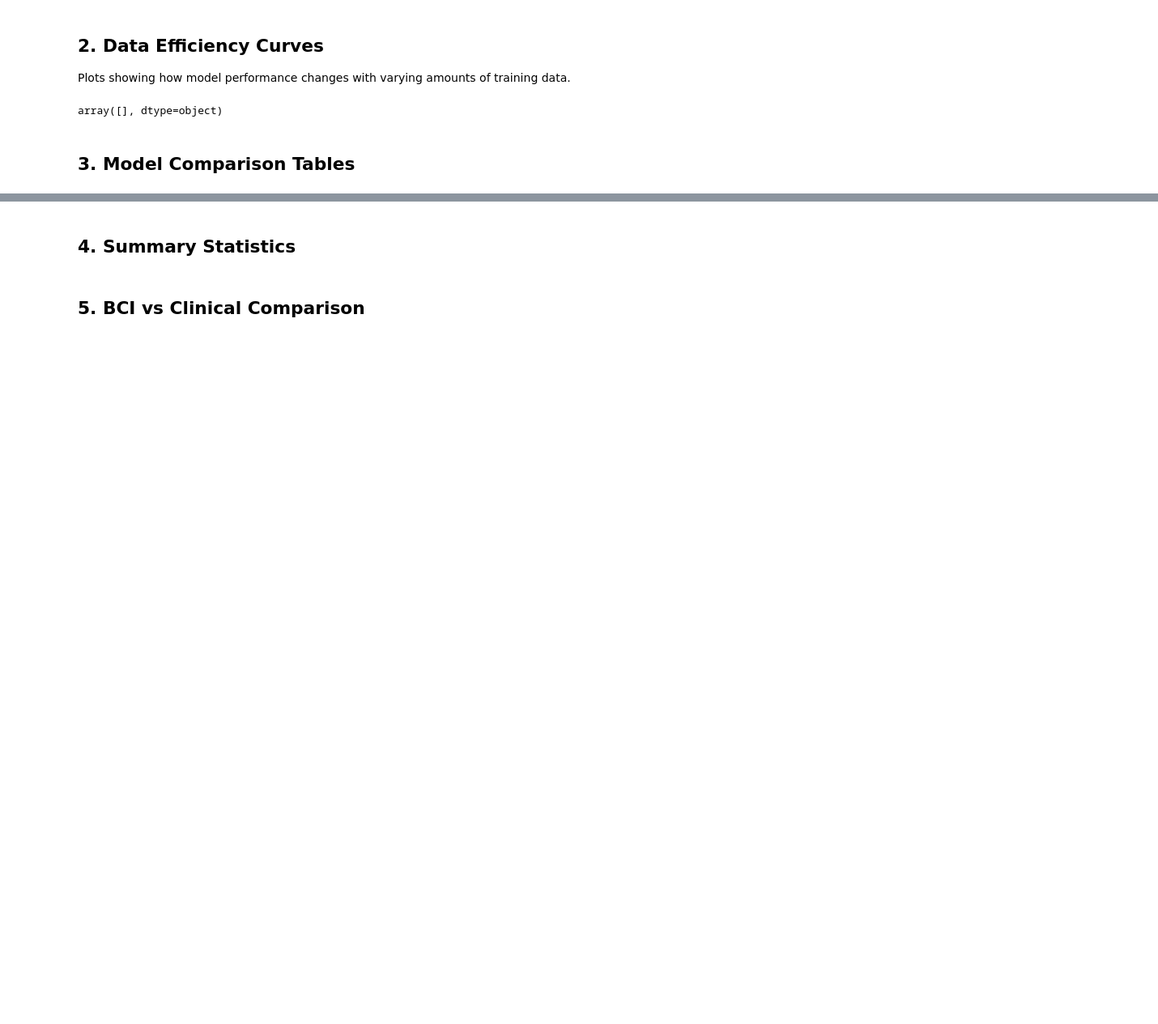
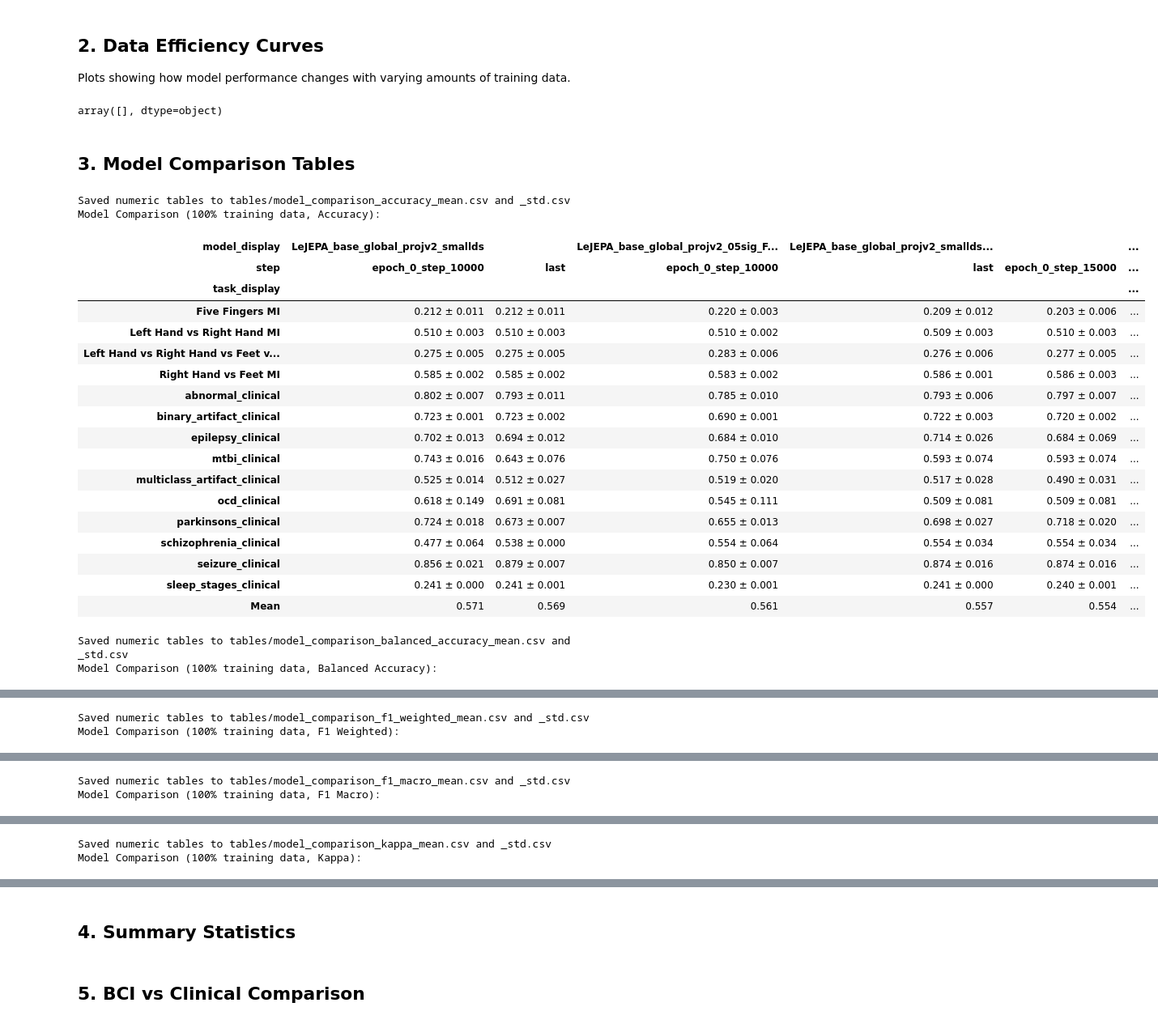
Before and after one commit to uddhavp22/EEG-Bench-vICMl, a Jupyter notebook: analyze_results_v2.ipynb, the cells around one changed output, grey strips where cells are left out. Shown at 81% size. Cells and saved outputs as stored; diff of their text form; code cells hidden in the pictures; blank space fills up the shorter version.

```diff
--- a/analyze_results_v2.ipynb
+++ b/analyze_results_v2.ipynb
@@ -500,3 +602,39 @@ TASK_DISPLAY = {
     "seizure": "Seizure",
     "sleep stages": "Sleep Stages",
 }
+# %%
+metrics = ["accuracy", "balanced_accuracy", "f1_weighted", "f1_macro", "kappa"]
+
+if len(df) > 0:
+    for metric in metrics:
+        table_num = model_comparison_table(df, percentage=1.0, metric=metric, format_stats=False)
+        table_fmt = model_comparison_table(df, percentage=1.0, metric=metric, format_stats=True)
+
+        if table_num is None or len(table_num) == 0:
+            continue
+
+        print(f"Model Comparison (100% training data, {metric.replace('_', ' ').title()}):")
+        display(table_fmt)
+# %% [output]
+Saved numeric tables to tables/model_comparison_accuracy_mean.csv and _std.csv
+Model Comparison (100% training data, Accuracy):
+| model_display | LeJEPA_base_global_projv2_smallds |  | LeJEPA_base_global_projv2_05sig_F... | LeJEPA_base_global_projv2_smallds... |  | ... |
+| step | epoch_0_step_10000 | last | epoch_0_step_10000 | last | epoch_0_step_15000 | ... |
+| task_display |  |  |  |  |  | ... |
+| Five Fingers MI | 0.212 ± 0.011 | 0.212 ± 0.011 | 0.220 ± 0.003 | 0.209 ± 0.012 | 0.203 ± 0.006 | ... |
+| Left Hand vs Right Hand MI | 0.510 ± 0.003 | 0.510 ± 0.003 | 0.510 ± 0.002 | 0.509 ± 0.003 | 0.510 ± 0.003 | ... |
+| Left Hand vs Right Hand vs Feet v... | 0.275 ± 0.005 | 0.275 ± 0.005 | 0.283 ± 0.006 | 0.276 ± 0.006 | 0.277 ± 0.005 | ... |
+| Right Hand vs Feet MI | 0.585 ± 0.002 | 0.585 ± 0.002 | 0.583 ± 0.002 | 0.586 ± 0.001 | 0.586 ± 0.003 | ... |
+| abnormal_clinical | 0.802 ± 0.007 | 0.793 ± 0.011 | 0.785 ± 0.010 | 0.793 ± 0.006 | 0.797 ± 0.007 | ... |
+| binary_artifact_clinical | 0.723 ± 0.001 | 0.723 ± 0.002 | 0.690 ± 0.001 | 0.722 ± 0.003 | 0.720 ± 0.002 | ... |
+| epilepsy_clinical | 0.702 ± 0.013 | 0.694 ± 0.012 | 0.684 ± 0.010 | 0.714 ± 0.026 | 0.684 ± 0.069 | ... |
+| mtbi_clinical | 0.743 ± 0.016 | 0.643 ± 0.076 | 0.750 ± 0.076 | 0.593 ± 0.074 | 0.593 ± 0.074 | ... |
+| multiclass_artifact_clinical | 0.525 ± 0.014 | 0.512 ± 0.027 | 0.519 ± 0.020 | 0.517 ± 0.028 | 0.490 ± 0.031 | ... |
+| ocd_clinical | 0.618 ± 0.149 | 0.691 ± 0.081 | 0.545 ± 0.111 | 0.509 ± 0.081 | 0.509 ± 0.081 | ... |
+| parkinsons_clinical | 0.724 ± 0.018 | 0.673 ± 0.007 | 0.655 ± 0.013 | 0.698 ± 0.027 | 0.718 ± 0.020 | ... |
+| schizophrenia_clinical | 0.477 ± 0.064 | 0.538 ± 0.000 | 0.554 ± 0.064 | 0.554 ± 0.034 | 0.554 ± 0.034 | ... |
+| seizure_clinical | 0.856 ± 0.021 | 0.879 ± 0.007 | 0.850 ± 0.007 | 0.874 ± 0.016 | 0.874 ± 0.016 | ... |
+| sleep_stages_clinical | 0.241 ± 0.000 | 0.241 ± 0.001 | 0.230 ± 0.001 | 0.241 ± 0.000 | 0.240 ± 0.001 | ... |
+| Mean | 0.571 | 0.569 | 0.561 | 0.557 | 0.554 | ... |
+Saved numeric tables to tables/model_comparison_balanced_accuracy_mean.csv and _std.csv
+Model Comparison (100% training data, Balanced Accuracy):
@@ -502,0 +659,2 @@ TASK_DISPLAY = {
+Saved numeric tables to tables/model_comparison_f1_weighted_mean.csv and _std.csv
+Model Comparison (100% training data, F1 Weighted):
@@ -502,0 +679,2 @@ TASK_DISPLAY = {
+Saved numeric tables to tables/model_comparison_f1_macro_mean.csv and _std.csv
+Model Comparison (100% training data, F1 Macro):
@@ -502,0 +699,2 @@ TASK_DISPLAY = {
+Saved numeric tables to tables/model_comparison_kappa_mean.csv and _std.csv
+Model Comparison (100% training data, Kappa):
```
Also changed, not shown: parts of 15 cells of this notebook, 5 other files.
